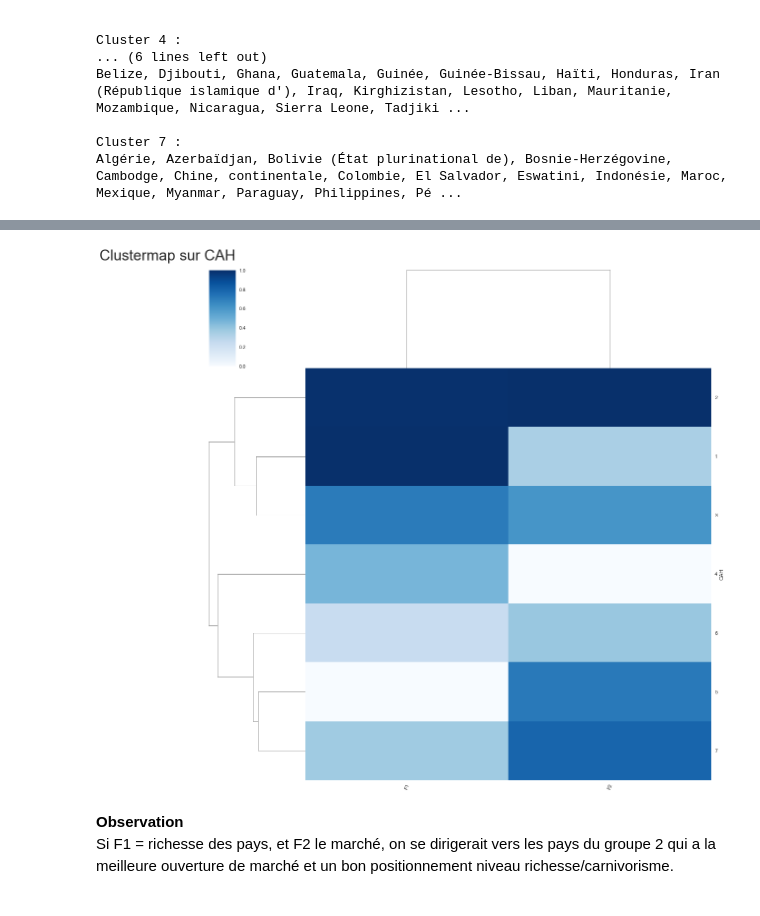
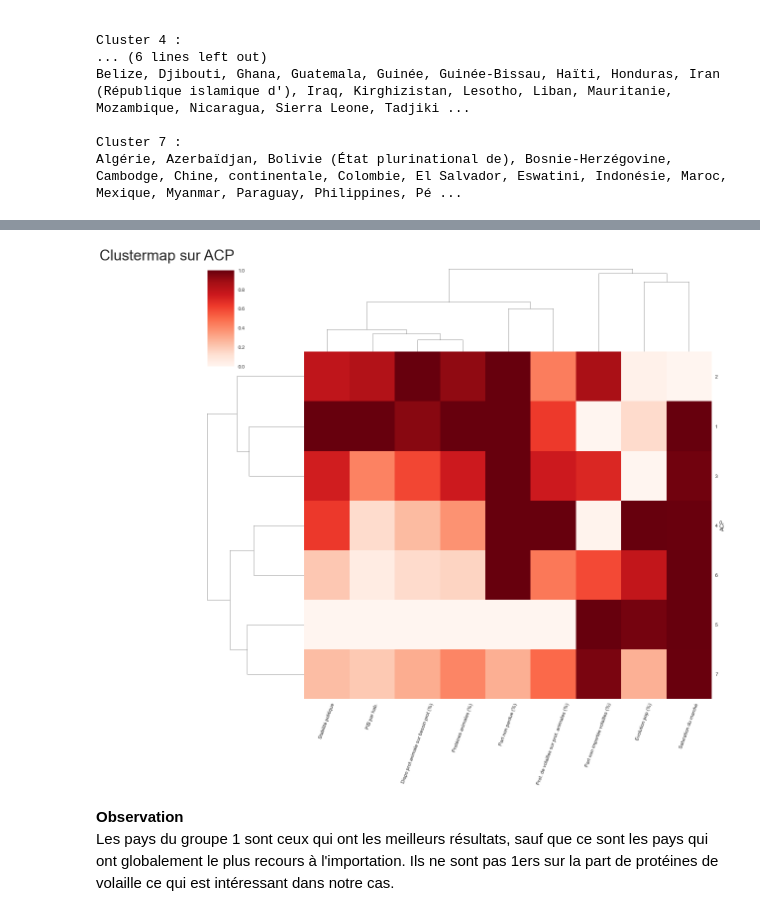
Before and after one commit to dumbor/P9_Produisez-une-etude-de-marche, a Jupyter notebook: Produisez une étude de marché.ipynb, the cells around one changed output, grey strips where cells are left out. Cells and saved outputs as stored; diff of their text form; code cells hidden in the pictures.

Commit message:
Clustering sur ACP et finalisation

```diff
--- a/Produisez une étude de marché.ipynb
+++ b/Produisez une étude de marché.ipynb
@@ -2047,9 +1874,9 @@ final_df
 # %%
-comp_df=final_df.iloc[:,[0,-2,-1]].copy()
-comp_df_num=comp_df.iloc[:,[1,2]]
+components_df=final_df.iloc[:,[0,-2,-1]].copy()
+components_df_num=components_df.iloc[:,[1,2]]
 #comp_df=final_df.iloc[:,[0,-4,-3,-2,-1]].copy() si 4 composantes
 #comp_df_num=comp_df.iloc[:,[1,2,3,4]]
-comp_df_num
+components_df_num
 # %% [output]
 |  | F1 | F2 |
 | Zone |  |  |
@@ -2071,8 +1898,7 @@ best_linkage_ach(comp_df_num)
 [figure]
 La meilleure méthode théorique de lien est la 'average'.
 # %%
-#plot_dendrogram(XCR,Z,13)
-Z = linkage(comp_df_num, method="ward",metric="euclidean")
-plot_dendrogram(comp_df_num,Z,7)
+Z = linkage(components_df_num, method="ward",metric="euclidean")
+plot_dendrogram(components_df_num,Z,7)
 # %% [output]
 [figure]
@@ -2079,8 +1908,8 @@ plot_dendrogram(comp_df_num,Z,7)
 # %%
 number_of_clusters=7 # Clusters are colored on the dendogram above
-groups = fcluster(Z, number_of_clusters, criterion='maxclust') # ou fcluster(Z, threshold, criterion='distance')
+groups_ACP = fcluster(Z, number_of_clusters, criterion='maxclust') # ou fcluster(Z, threshold, criterion='distance')
 
-display_countries_from_clusters(number_of_clusters, groups)
+display_countries_from_clusters(number_of_clusters, groups_ACP)
 # %% [output]
 Affichage des 7 clusters
 
@@ -2124,0 +1954,3 @@ Avec 7 clusters, les branches sont assez longues de chaque arbre.
+# %%
+main_df["ACP"]=groups_ACP
+final_df["ACP"]=groups_ACP
@@ -2131,8 +2018,8 @@ for item in comp_df.columns[1:len(comp_df.columns)-1]:
 # %%
-build_clustermap(comp_df[comp_df.columns.difference(["Continent"])],"CAH")
+build_clustermap(main_df[main_df.columns.difference(["Continent", "CAH","Kmeans"])],"ACP")
 # %% [output]
-[figure, old version]
+[figure, new version]
 # %% [markdown]
 **Observation**<br>
-Si F1 = richesse des pays, et F2 le marché, on se dirigerait vers les pays du groupe 2 qui a la meilleure ouverture de marché et un bon positionnement niveau richesse/carnivorisme.
+Les pays du groupe 1 sont ceux qui ont les meilleurs résultats, sauf que ce sont les pays qui ont globalement le plus recours à l'importation. Ils ne sont pas 1ers sur la part de protéines de volaille ce qui est intéressant dans notre cas.
 # %%
```
Also changed, not shown: parts of 93 cells of this notebook, 6 other files.
